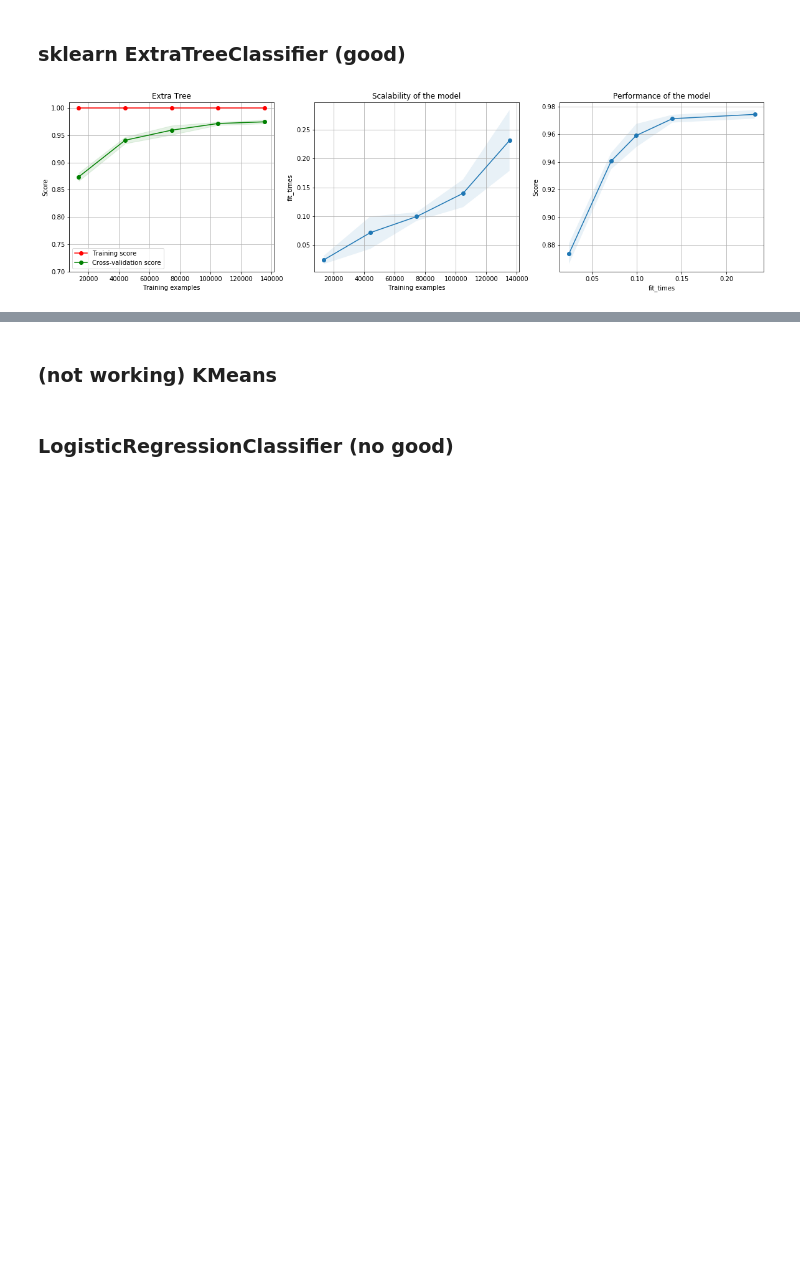
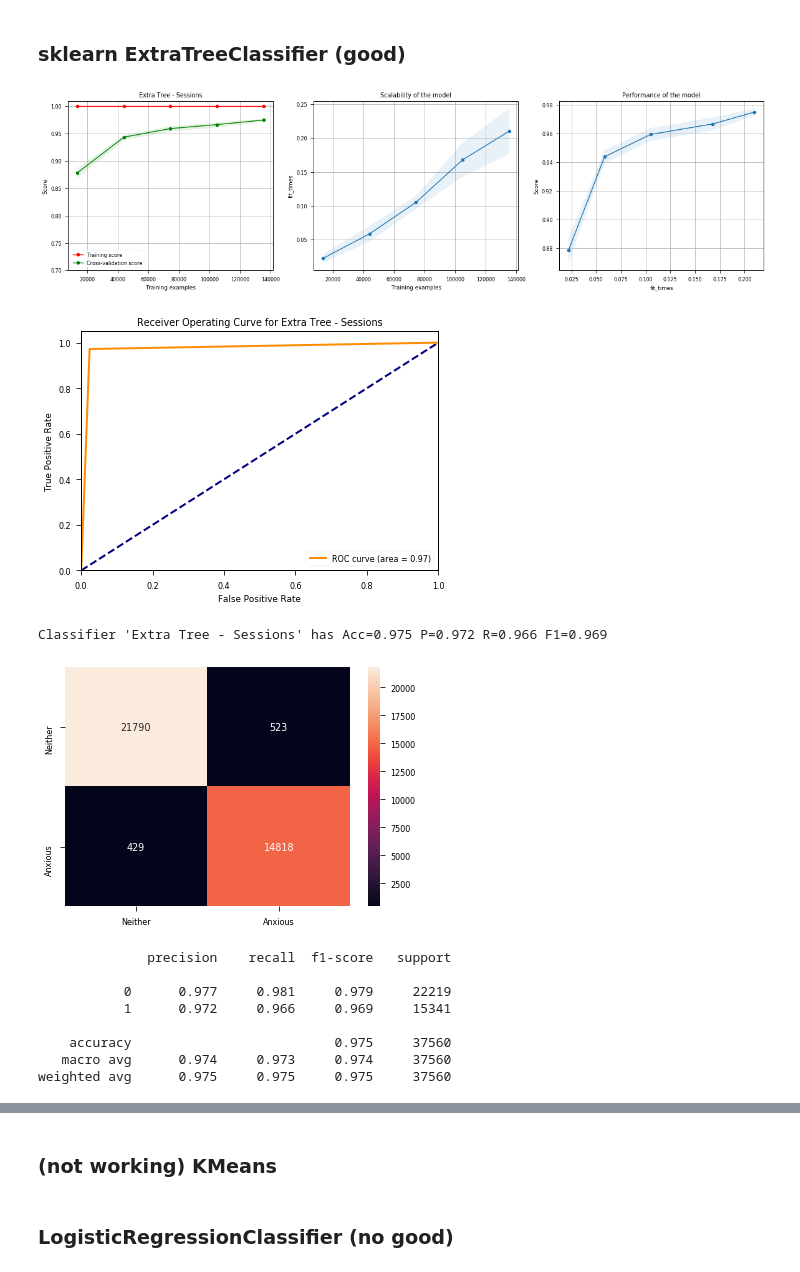
Before and after one commit to modelorona/level4dissertation, a Jupyter notebook: src/analysis/analysis.ipynb, the cells around one changed output, grey strips where cells are left out. Drawn from its saved outputs; the diff is of its cells as text; code cells hidden in the pictures; blank space fills up the shorter version.

```diff
--- a/src/analysis/analysis.ipynb
+++ b/src/analysis/analysis.ipynb
@@ -764,15 +843,17 @@ combined_data.head(1)
 ### Splitting up data into train/test (currently 80/20% split)
 # %%
 # drop columns that are not used
-if 'name' in combined_data.columns:
-    combined_data = combined_data.drop(columns=['name', 'category', 'sessionStart', 'sessionEnd'])
+print(combined_data['sias'].value_counts())
+
+# if 'name' in combined_data.columns:
+dropped_columns=['name', 'category', 'sessionStart', 'sessionEnd', 'sias']
 
 combined_data = combined_data.sample(frac=1)
 
-features = combined_data.columns[:]
 X_train_data, X_test_data, y_train_labels, y_test_labels = train_test_split(
-    combined_data[features], combined_data['sias'], test_size=TEST_SIZE, shuffle=True)
+    combined_data.drop(columns=dropped_columns[:-1])[:], combined_data['sias'], test_size=TEST_SIZE, shuffle=True)
 
+print(X_train_data['sias'].value_counts())
 # remove SIAS column from X_train_data and X_test_data
 # if 'sias' in X_train_data.columns:
 #     X_train_data = X_train_data.drop(columns='sias')
@@ -875,14 +939,30 @@ weighted avg      0.972     0.972     0.972     37560
 # %%
 random_tree = ExtraTreeClassifier(max_features=None)
 
-# fitted = pipeline.set_params(clf=random_tree).fit(X_train_data.drop(columns='sias'), y_train_labels)
-# y_predict = random_tree.predict(X_test_data.drop(columns='sias'))
+fitted = pipeline.set_params(clf=random_tree).fit(X_train_data.drop(columns='sias'), y_train_labels)
+y_predict = random_tree.predict(X_test_data.drop(columns='sias'))
+y_predict_proba = random_tree.predict_proba(X_test_data.drop(columns='sias'))
 
-title = "Extra Tree"
+title = "Extra Tree - Sessions"
 plt_cv = StratifiedKFold(n_splits=10, shuffle=True)
-curve2 = plot_learning_curve(random_tree, title, X_train_data.drop(columns='sias'), y_train_labels, ylim=(0.7, 1.01), cv=plt_cv, n_jobs=-1)
+curve = plot_learning_curve(random_tree, title, X_train_data.drop(columns='sias'), y_train_labels, ylim=(0.7, 1.01), cv=plt_cv, n_jobs=-1, save=True)
+curve.show()
 
-curve2.show()
-# evaluation_summary("Extra Tree Classifier", y_predict, y_test_labels)
+curve = plot_roc(title, y_test_labels, y_predict_proba, save=True)
+curve.show()
+
+
+evaluation_summary(title, y_predict, y_test_labels, random_tree, X_train_data, save=True)
 # %% [output]
-[figure, old version]
+[figure, new version]
+[figure, added]
+Classifier 'Extra Tree - Sessions' has Acc=0.975 P=0.972 R=0.966 F1=0.969
+[figure, added]
+              precision    recall  f1-score   support
+
+           0      0.977     0.981     0.979     22219
+           1      0.972     0.966     0.969     15341
+
+    accuracy                          0.975     37560
+   macro avg      0.974     0.973     0.974     37560
+weighted avg      0.975     0.975     0.975     37560
```
Also changed, not shown: parts of 23 cells of this notebook.
